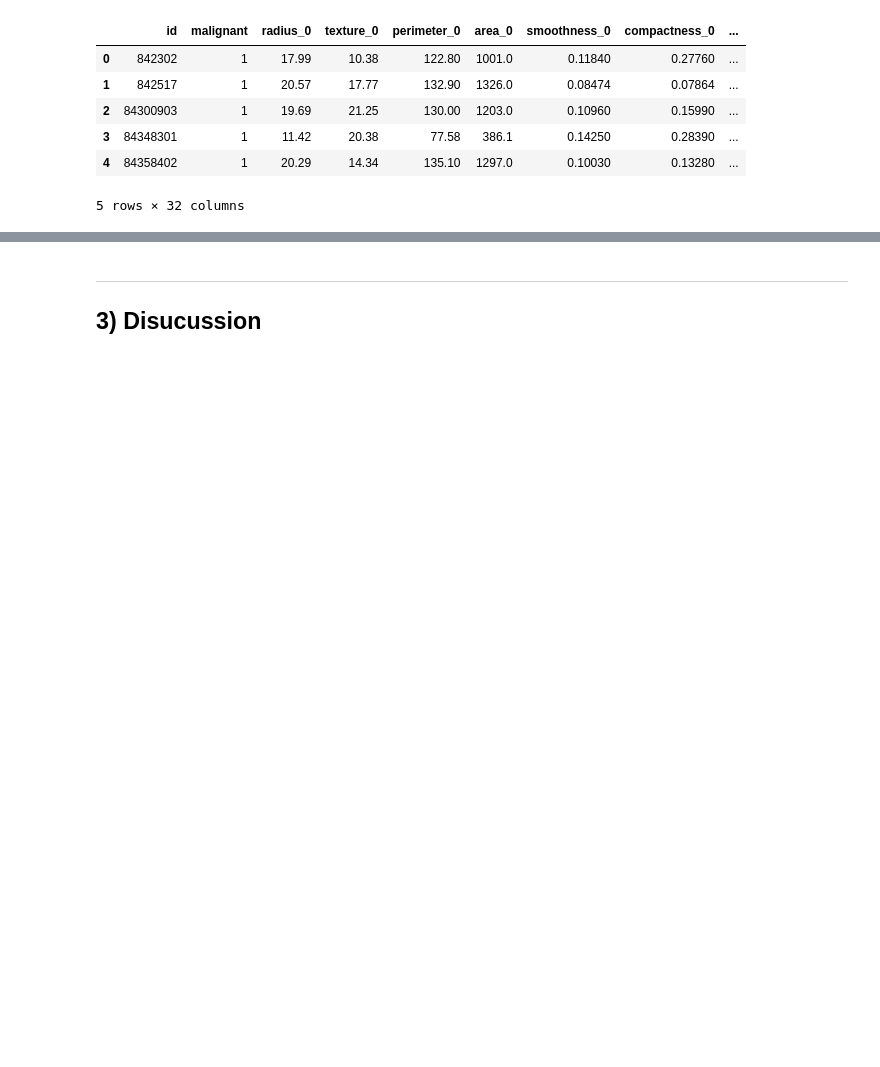
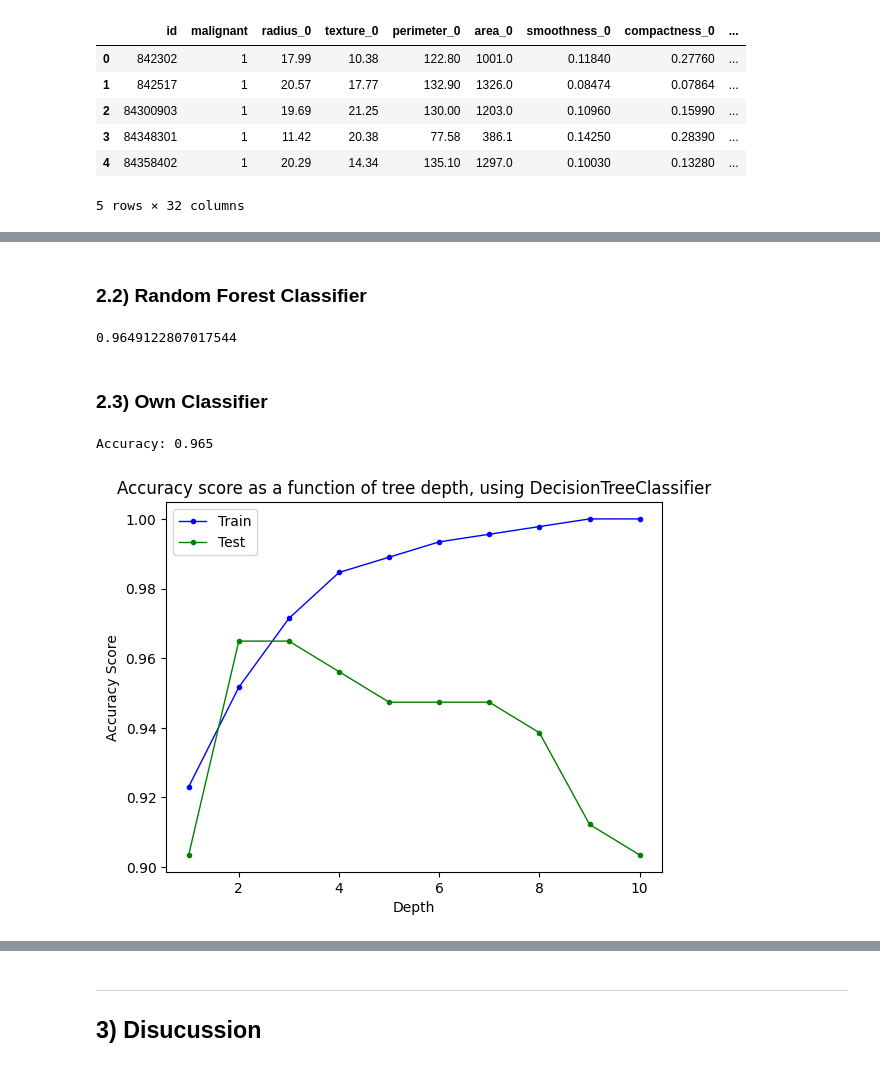
Before and after one commit to ninjasnigel/AI-Design, a Jupyter notebook: ass4/testing.ipynb, the cells around one changed output, grey strips where cells are left out. Saved outputs shown, nothing was run; the diff lists cells and outputs as text; code cells hidden in the pictures; blank space fills up the shorter version.

```diff
--- a/ass4/testing.ipynb
+++ b/ass4/testing.ipynb
@@ -43,0 +139,67 @@ data.head()
+# %% [markdown]
+### 2.2) Random Forest Classifier
+# %%
+data_features = data.drop(columns=['id', 'malignant'])
+data_labels = data['malignant']
+
+X_train, X_test, y_train, y_test = train_test_split(data_features, data_labels, test_size=0.2, random_state=0)
+
+
+RF_classifier = RandomForestClassifier(n_estimators=100, random_state=0)
+RF_classifier.fit(X_train, y_train)
+y_pred = RF_classifier.predict(X_test)
+
+accuracy = accuracy_score(y_test, y_pred)
+
+print(accuracy)
+# %% [output]
+0.9649122807017544
+# %% [markdown]
+### 2.3) Own Classifier
+# %%
+# Use decision tree classifier
+from sklearn.tree import DecisionTreeClassifier
+from sklearn.metrics import accuracy_score
+
+# Create the classifier
+clf = DecisionTreeClassifier(random_state=0, max_depth=3)
+
+# Train the classifier
+clf.fit(X_train, y_train)
+
+# Make predictions
+y_pred = clf.predict(X_test)
+
+# Calculate the accuracy
+accuracy = accuracy_score(y_test, y_pred)
+print(f'Accuracy: {accuracy:.3f}')
+# %% [output]
+Accuracy: 0.965
+# %%
+X_train, X_test, y_train, y_test = train_test_split(data_features, data_labels, test_size=0.2, random_state=0)
+depths = range(1, 11)
+acc_train = []
+acc_test = []
+for i in depths:
+    DC = DecisionTreeClassifier(max_depth = i)
+    DC.fit(X_train, y_train)
+
+    # calculate the accuracy scores
+    Yguess_train = DC.predict(X_train)
+    acc_train.append(accuracy_score(y_train, Yguess_train))
+
+    Yguess_test = DC.predict(X_test)
+    acc_test.append(accuracy_score(y_test, Yguess_test))
+
+
+import matplotlib.pyplot as plt
+plt.plot(depths, acc_train, 'o-', lw=1, markersize=3, color='blue', label='Train')
+plt.plot(depths, acc_test, 'o-', lw=1, markersize=3, color='green', label='Test')
+
+plt.title("Accuracy score as a function of tree depth, using DecisionTreeClassifier")
+plt.ylabel("Accuracy Score")
+plt.xlabel("Depth")
+plt.legend()
+plt.show()
+# %% [output]
+[figure, added]
```
Also changed, not shown: parts of 9 cells of this notebook.
